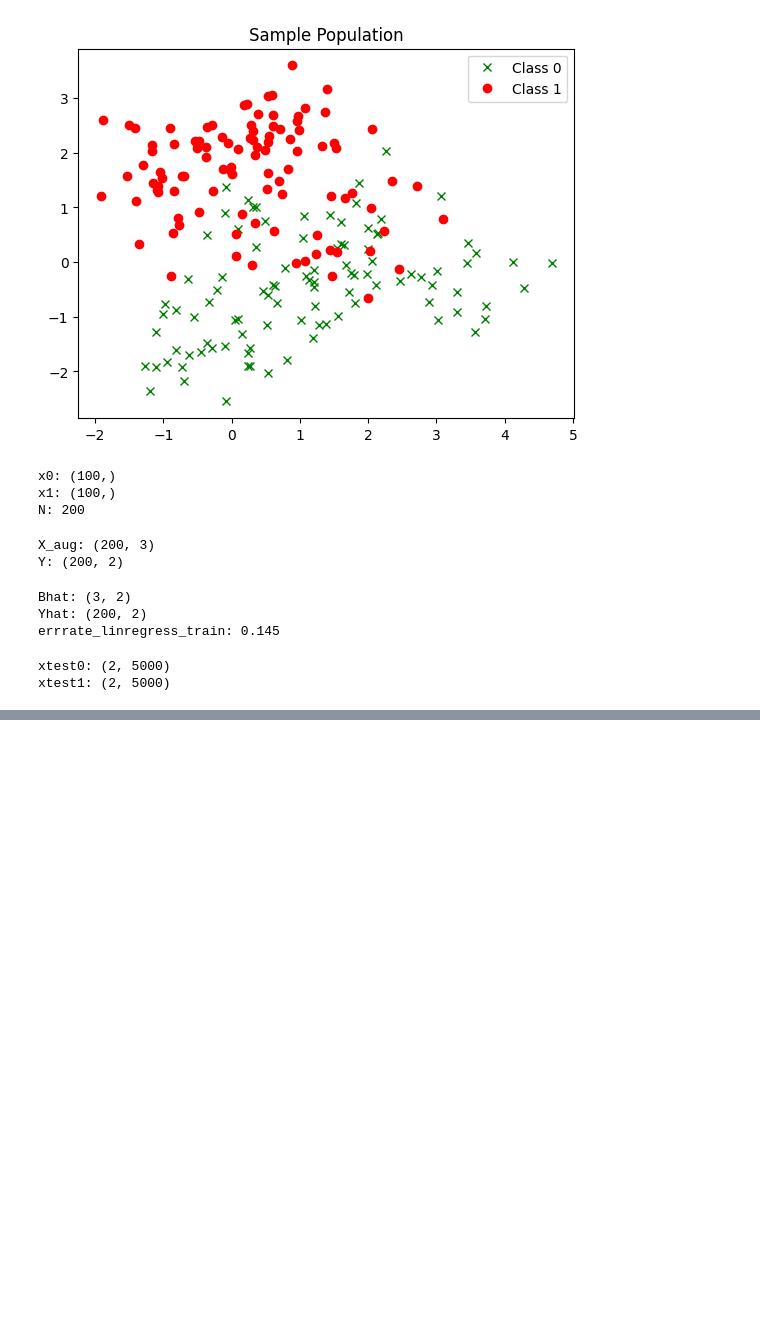
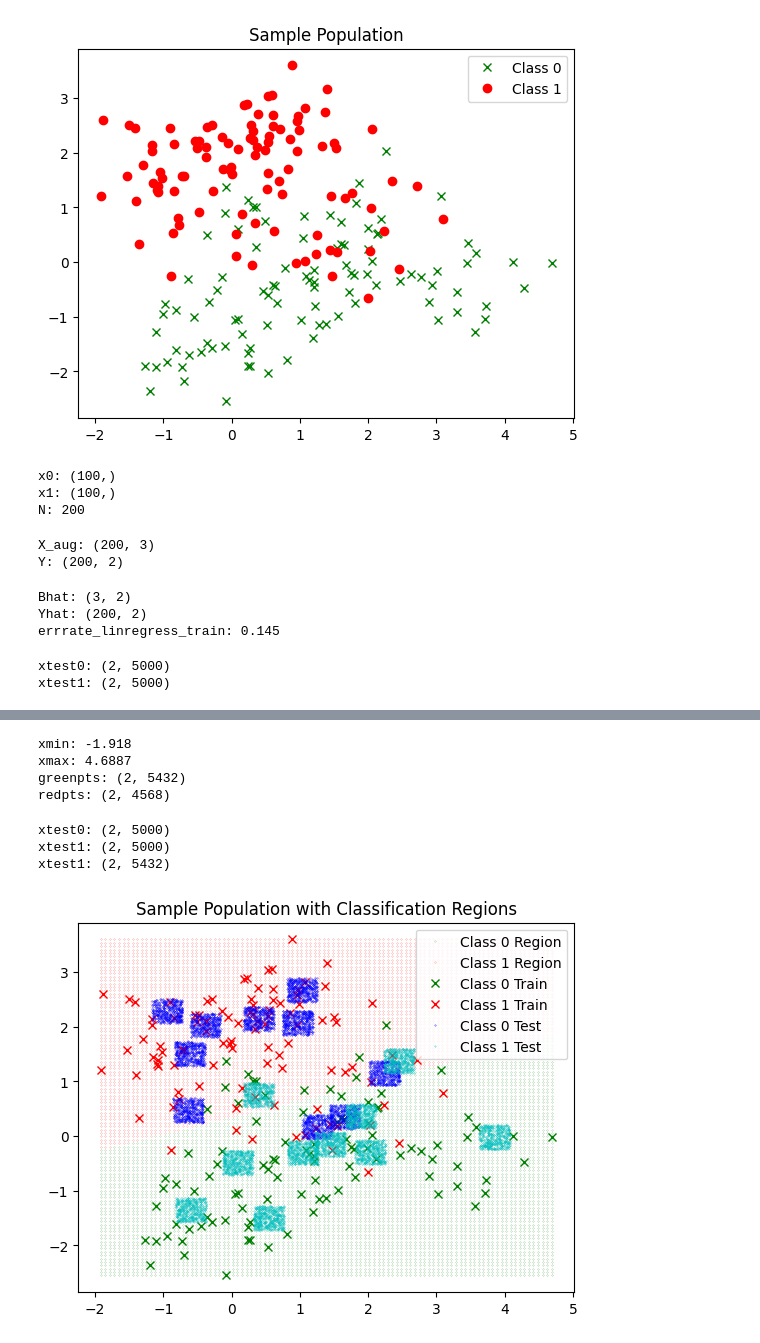
Before and after one commit to angelrodriguez0617/ECE-4850-Machine-Learning, a Jupyter notebook: project4/project4_angel.ipynb, the cells around one changed output, grey strips where cells are left out. Drawn from its saved outputs; the diff is of its cells as text; code cells hidden in the pictures; blank space fills up the shorter version.

```diff
--- a/project4/project4_angel.ipynb
+++ b/project4/project4_angel.ipynb
@@ -64,18 +65,27 @@ errrate_linregress_train: 0.145
 # Now test on new (testing data)
 Ntest0 = 5000 # number of class 0 points to generate
 Ntest1 = 5000 # number of class 1 points to generate
-xtest0 = gendat2(0,Ntest0) # generate the test data for class 0
-xtest1 = gendat2(1,Ntest1) # generate the test data for class 1
-nerr = 0
+xtest0 = gendat2_angel(0,Ntest0) # generate the test data for class 0
+xtest1 = gendat2_angel(1,Ntest1) # generate the test data for class 1
 print(f'xtest0: {xtest0.shape}')
 print(f'xtest1: {xtest1.shape}')
 # %% [output]
 xtest0: (2, 5000)
 xtest1: (2, 5000)
 # %%
-print(f'{xtest0[:,0]}')
-for i in range(0, Ntest0):
-    temp_var = xtest0[:,i]
-    yhat = np.dot( np.array([1, temp_var.T]), Bhat)
+nerr = 0
+for i in range(Ntest0):
+    # get xtest0[:,i]
+    temp = xtest0.copy()
+    temp = temp[:,i]
+    yhat = np.dot(np.array([1, temp[0], temp[1]]), Bhat)
+    if yhat[1] > yhat[0]: # error: chose class 0 over class 1
+        nerr += 1
+for i in range(Ntest1):
+    # get xtest1[:,i]
+    temp = xtest1.copy()
+    temp = temp[:,i]
+    yhat = np.dot(np.array([1, temp[0], temp[1]]), Bhat)
     if yhat[0] > yhat[1]: # error: chose class 0 over class 1
         nerr += 1
+errrate_linregress_test = nerr / (Ntest0 + Ntest1)
@@ -85,0 +92,57 @@ ValueError: setting an array element with a sequence. The requested array has an
+# %%
+# Get minimum and maximum values for all x and all y
+class_0 = np.array([x0, y0])
+class_1 = np.array([x1, y1])
+x_values = np.concatenate((x0, x1))
+y_values = np.concatenate((y0, y1))
+xmin = np.min(x_values)
+xmax = np.max(x_values)
+ymin = np.min(y_values)
+ymax = np.max(y_values)
+print(f'xmin: {xmin}')
+print(f'xmax: {xmax}')
+xpl = np.linspace(xmin,xmax,100)
+ypl = np.linspace(ymin,ymax,100)
+# Make classification regions
+# For each class, make array with 2 rows
+redpts = np.array([[],[]]); # class 1 estimates
+greenpts = np.array([[],[]]);# class 0 estimatees
+for x in xpl:
+    for y in ypl:
+        yhat = np.dot(np.array([1, x, y]), Bhat)
+        # Get [x;y] as column
+        xy_array = np.array([[x], [y]])
+        # print(f'xy_array: {xy_array.shape}')
+        if yhat[0] > yhat[1]: # choose class 0
+            greenpts = np.append(greenpts, xy_array, axis=1)
+        else: # choose class 1
+            redpts = np.append(redpts, xy_array, axis=1)
+print(f'greenpts: {greenpts.shape}')
+print(f'redpts: {redpts.shape}')
+# %% [output]
+xmin: -1.918
+xmax: 4.6887
+greenpts: (2, 5432)
+redpts: (2, 4568)
+# %%
+print(f'xtest0: {xtest0.shape}')
+print(f'xtest1: {xtest1.shape}')
+print(f'greenpts: {greenpts.shape}')
+fig, ax = plt.subplots()
+# Plot the performance across the window (that is, plot the classification regions)
+ax.plot(greenpts[0,:], greenpts[1,:], 'g.', label='Class 0 Region', markersize=0.25)
+ax.plot(redpts[0,:], redpts[1,:], 'r.', label='Class 1 Region', markersize=0.25)
+# Plot training data for class 0 and class 1
+ax.plot(x0, y0, 'gx', label='Class 0 Train')
+ax.plot(x1, y1, 'rx', label='Class 1 Train')
+# Plot test dat for class 0 and class 1
+ax.plot(xtest0[0,:], xtest0[1,:], 'b.', label='Class 0 Test', markersize=0.50)
+ax.plot(xtest1[0,:], xtest1[1,:], 'c.', label='Class 1 Test', markersize=0.50)
+ax.legend()
+plt.title("Sample Population with Classification Regions")
+plt.show()
+# %% [output]
+xtest0: (2, 5000)
+xtest1: (2, 5000)
+xtest1: (2, 5432)
+[figure, added]
```
Also changed, not shown: parts of 2 cells of this notebook, 2 other files.
